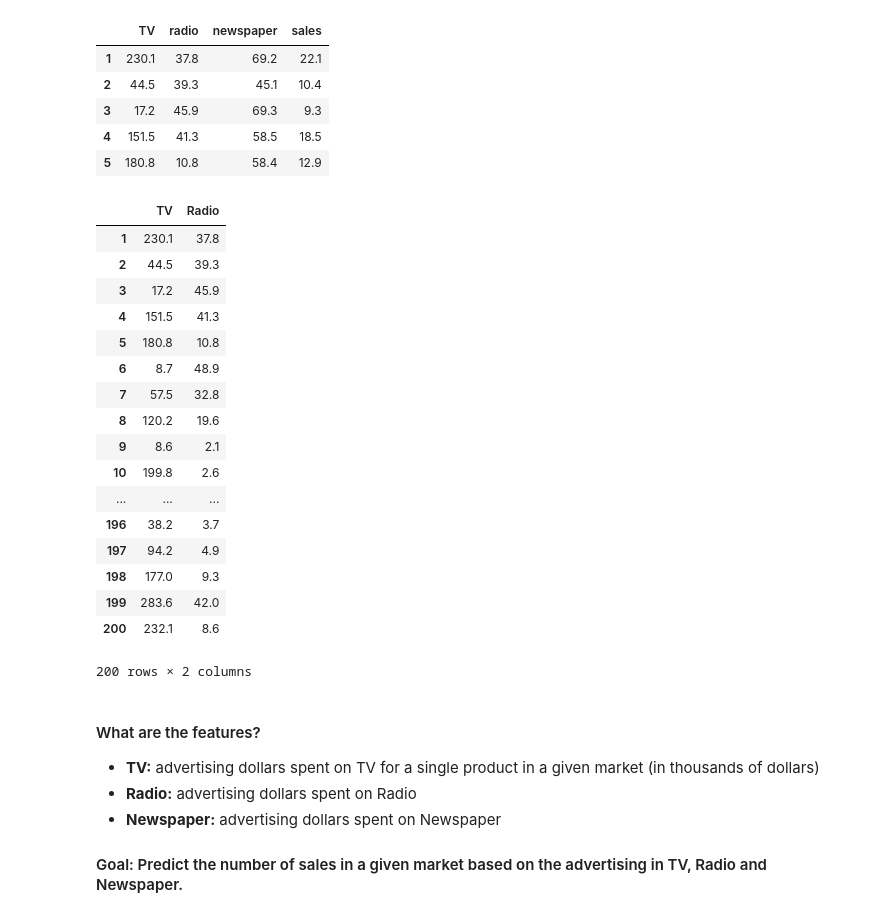
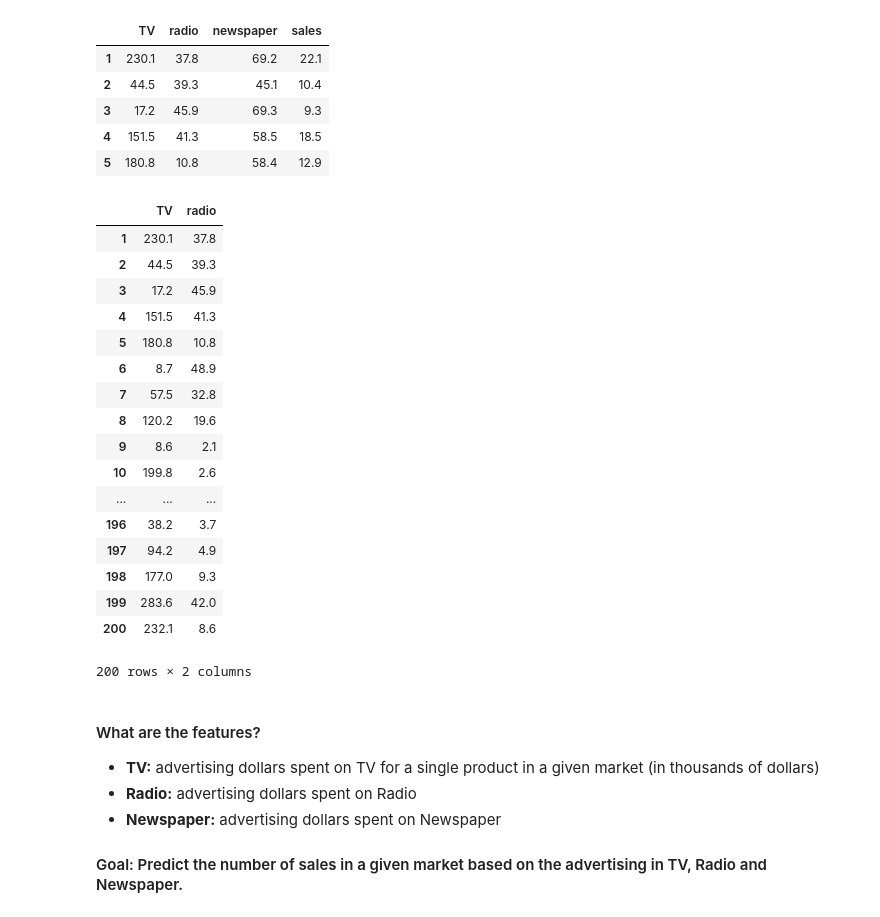
Before and after one commit to Columbia-Intro-Data-Science/python-introduction-wd-x, a Jupyter notebook: Homework 1 - Github and Pandas.ipynb, the cells around one changed output. Saved outputs shown, nothing was run; the diff lists cells and outputs as text; code cells hidden in the pictures.

```diff
--- a/Homework 1 - Github and Pandas.ipynb
+++ b/Homework 1 - Github and Pandas.ipynb
@@ -47,9 +47,9 @@ df.head()
 | 4 | 151.5 | 41.3 | 58.5 | 18.5 |
 | 5 | 180.8 | 10.8 | 58.4 | 12.9 |
 # %%
-df[['TV','Radio']]
+df[['TV','radio']]
 # %% [output]
-|  | TV | Radio |
+|  | TV | radio |
 | 1 | 230.1 | 37.8 |
 | 2 | 44.5 | 39.3 |
 | 3 | 17.2 | 45.9 |
```
Also changed, not shown: parts of 21 cells of this notebook.
